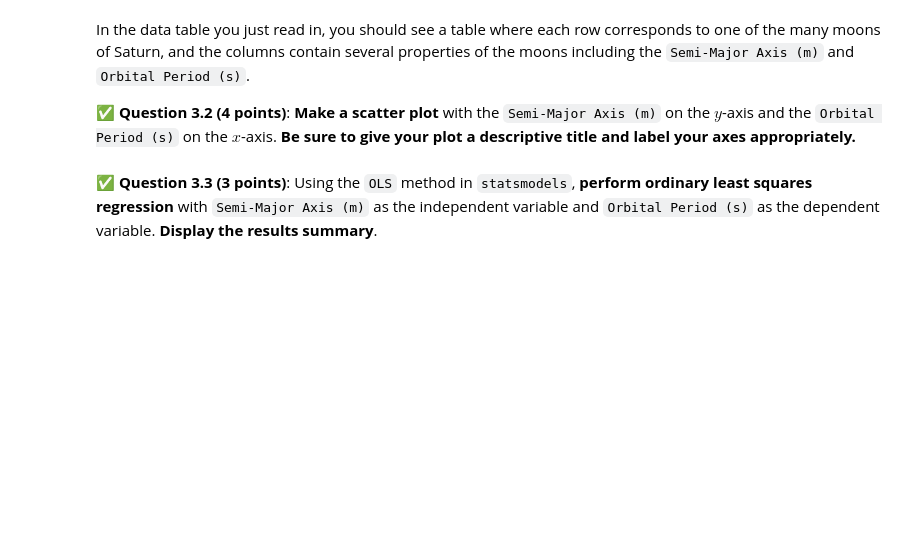
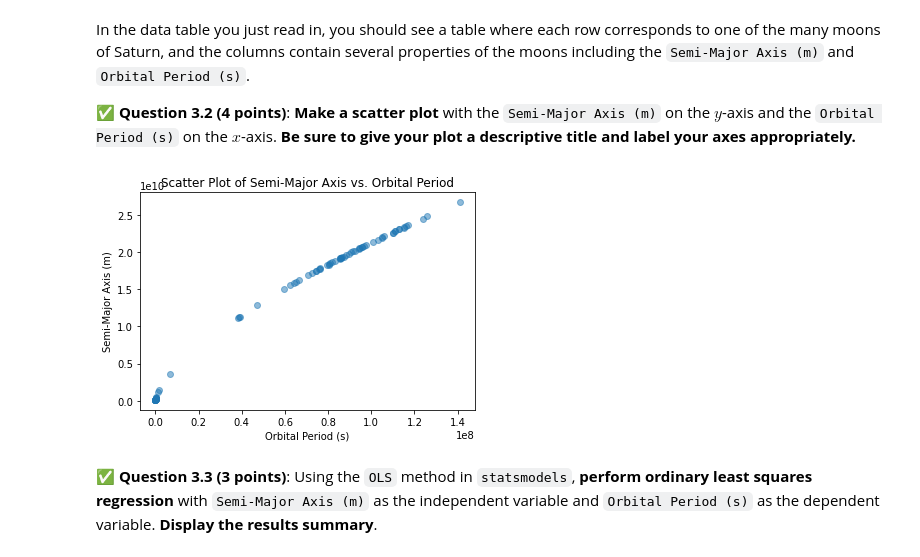
Before and after one commit to Unicore27/CMSE202_FS23_Turnin, a Jupyter notebook: Final/CMSE202-Final-Section002-Lucas Victor.ipynb, the cells around one changed output. Cells and saved outputs as stored; diff of their text form; code cells hidden in the pictures; blank space fills up the shorter version.

```diff
--- a/Final/CMSE202-Final-Section002-Lucas Victor.ipynb
+++ b/Final/CMSE202-Final-Section002-Lucas Victor.ipynb
@@ -148,0 +245,9 @@ In this part of the exam, we will look at data on the moons of Saturn from this
+# %%
+### Put your code for Question 3.1 here
+df = pd.read_csv('SaturnMoons.csv')
+print("First 5 rows:")
+print(df.head())
+
+# Display the last 5 rows
+print("\nLast 5 rows:")
+print(df.tail())
@@ -155,2 +276,19 @@ In the data table you just read in, you should see a table where each row corres
+# %%
+### Put your code for Question 3.2 here
+import pandas as pd
+import matplotlib.pyplot as plt
+semi_major_axis = df['Semi-Major Axis (m)']
+orbital_period = df['Orbital Period (s)']
+
+plt.scatter(orbital_period, semi_major_axis, alpha=0.5)
+
+plt.xlabel('Orbital Period (s)')
+plt.ylabel('Semi-Major Axis (m)')
+plt.title('Scatter Plot of Semi-Major Axis vs. Orbital Period')
+
+# Show the plot
+plt.show()
+# %% [output]
+[figure, added]
 # %% [markdown]
 &#9989; **Question 3.3 (3 points)**: Using the `OLS` method in `statsmodels`, **perform ordinary least squares regression** with `Semi-Major Axis (m)` as the independent variable and `Orbital Period (s)` as the dependent variable. **Display the results summary**.
```
Also changed, not shown: parts of 43 cells of this notebook, 2 other files.
